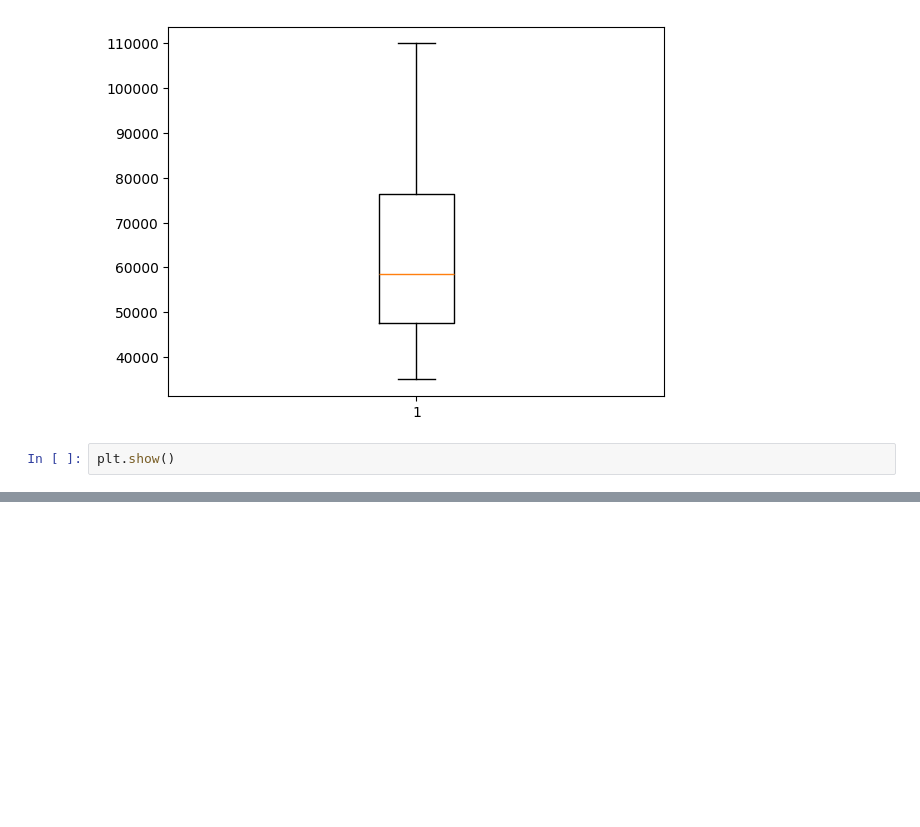
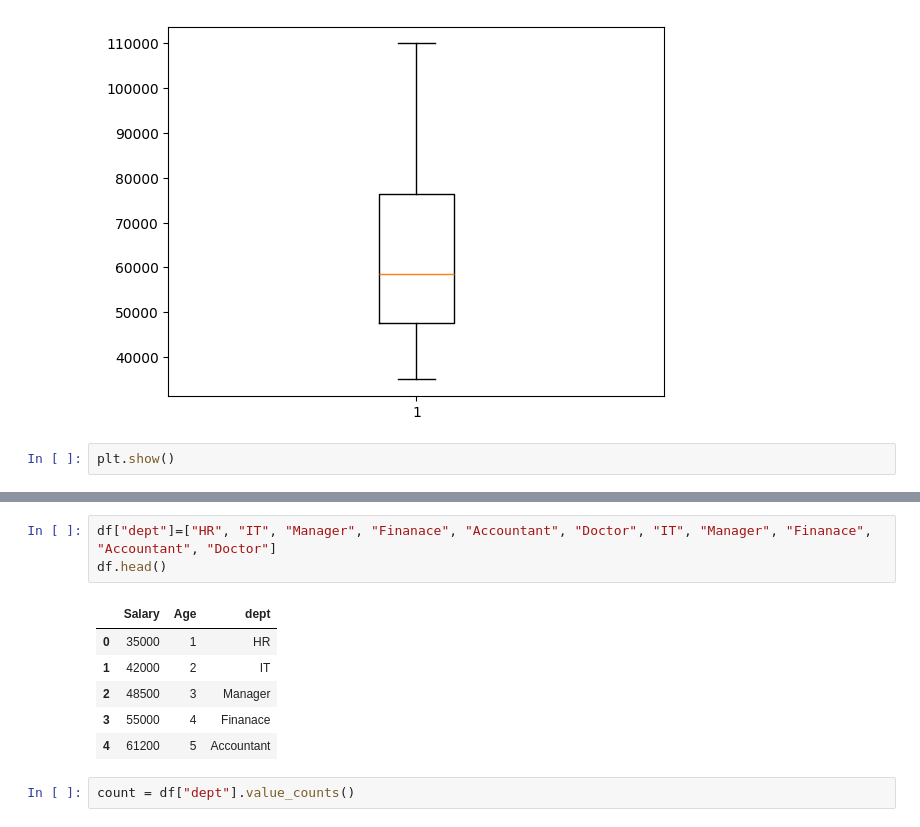
Before and after one commit to Neverask1121/RAG-application, a Jupyter notebook: matplotlib/plt.ipynb, the cells around one changed output, grey strips where cells are left out. Drawn from its saved outputs; the diff is of its cells as text; blank space fills up the shorter version.

```diff
--- a/matplotlib/plt.ipynb
+++ b/matplotlib/plt.ipynb
@@ -62,0 +81,12 @@ plt.show()
+# %%
+df["dept"]=["HR", "IT", "Manager", "Finanace", "Accountant", "Doctor", "IT", "Manager", "Finanace", "Accountant", "Doctor"]
+df.head()
+# %% [output]
+|  | Salary | Age | dept |
+| 0 | 35000 | 1 | HR |
+| 1 | 42000 | 2 | IT |
+| 2 | 48500 | 3 | Manager |
+| 3 | 55000 | 4 | Finanace |
+| 4 | 61200 | 5 | Accountant |
+# %%
+count = df["dept"].value_counts()
```
Also changed, not shown: parts of 5 cells of this notebook.
